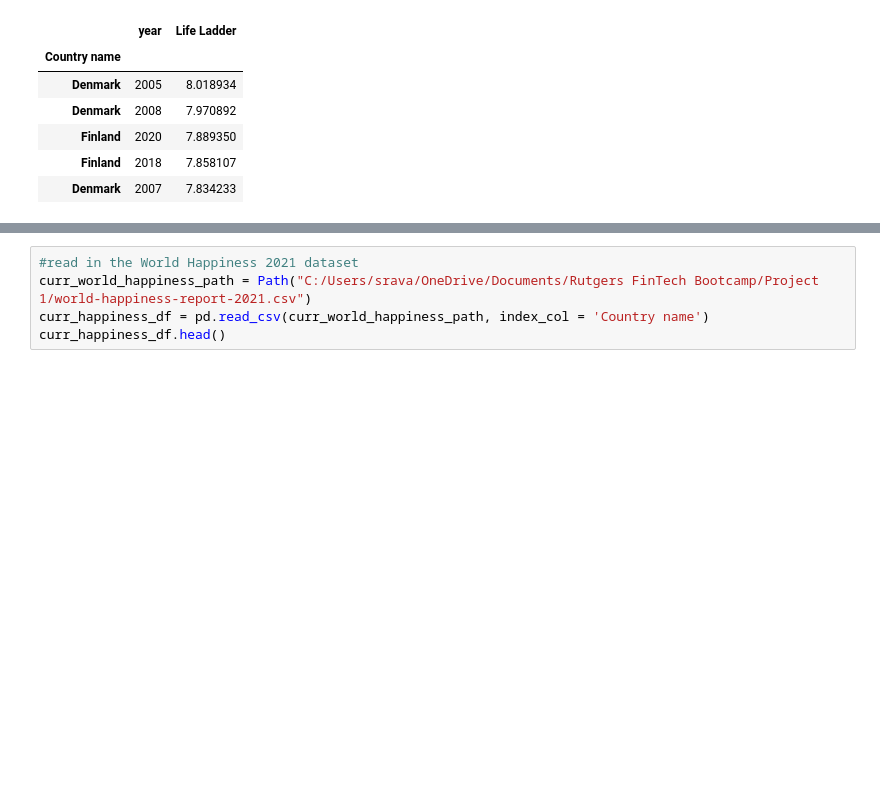
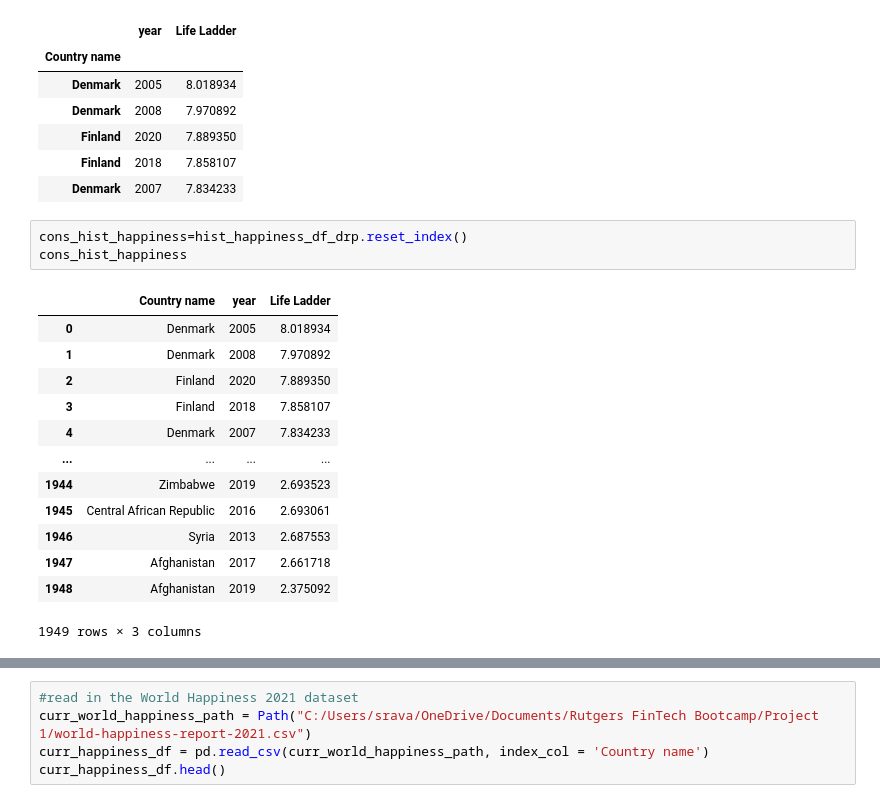
Before and after one commit to LaurenBrad/Project_1, a Jupyter notebook: data_cleansing_updated.ipynb, the cells around one changed output, grey strips where cells are left out. Cells and saved outputs as stored; diff of their text form; blank space fills up the shorter version.

```diff
--- a/data_cleansing_updated.ipynb
+++ b/data_cleansing_updated.ipynb
@@ -147,3 +141,20 @@ hist_happiness_df_drp.head()
 | Finland | 2020 | 7.889350 |
 | Finland | 2018 | 7.858107 |
 | Denmark | 2007 | 7.834233 |
+# %%
+cons_hist_happiness=hist_happiness_df_drp.reset_index()
+cons_hist_happiness
+# %% [output]
+|  | Country name | year | Life Ladder |
+| 0 | Denmark | 2005 | 8.018934 |
+| 1 | Denmark | 2008 | 7.970892 |
+| 2 | Finland | 2020 | 7.889350 |
+| 3 | Finland | 2018 | 7.858107 |
+| 4 | Denmark | 2007 | 7.834233 |
+| ... | ... | ... | ... |
+| 1944 | Zimbabwe | 2019 | 2.693523 |
+| 1945 | Central African Republic | 2016 | 2.693061 |
+| 1946 | Syria | 2013 | 2.687553 |
+| 1947 | Afghanistan | 2017 | 2.661718 |
+| 1948 | Afghanistan | 2019 | 2.375092 |
+1949 rows × 3 columns
```
Also changed, not shown: parts of 11 cells of this notebook.
